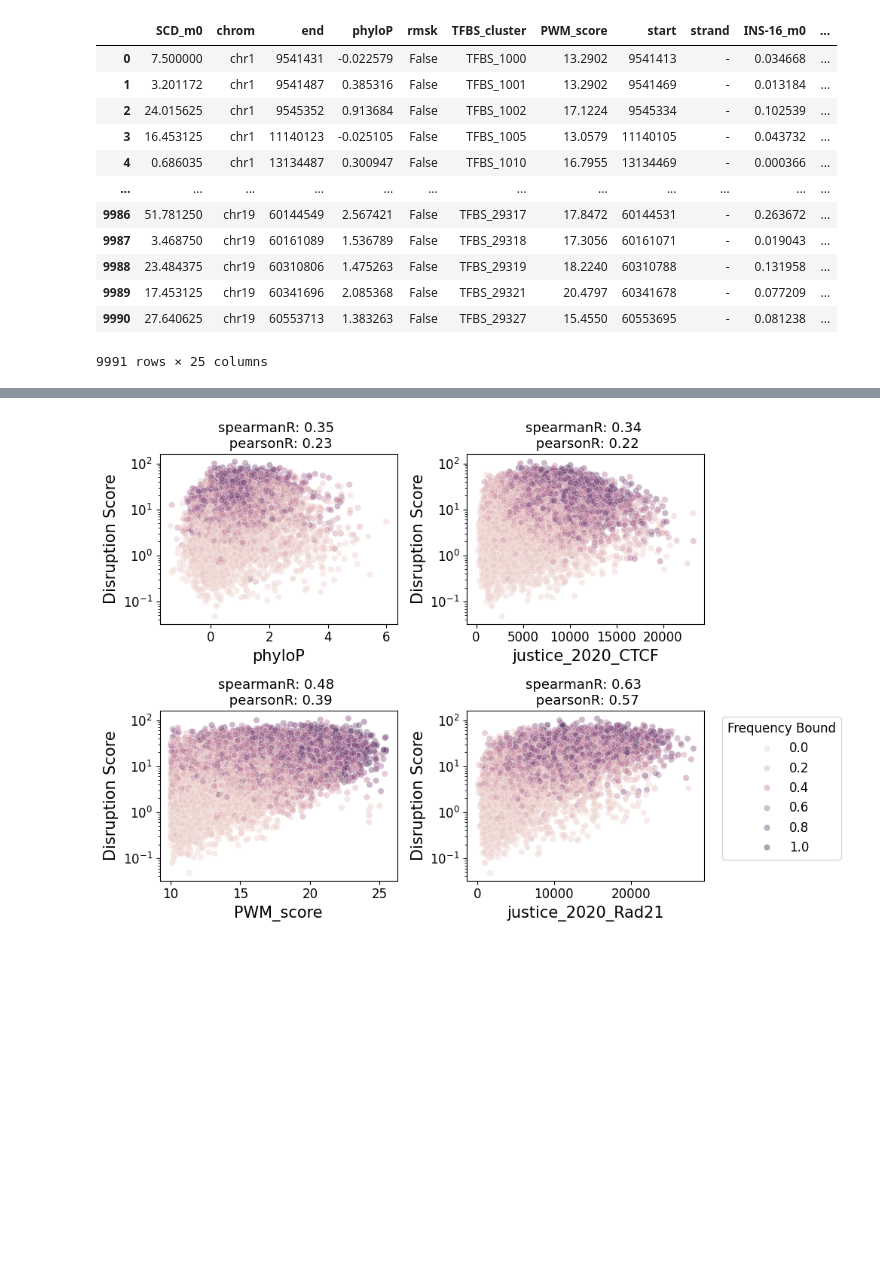
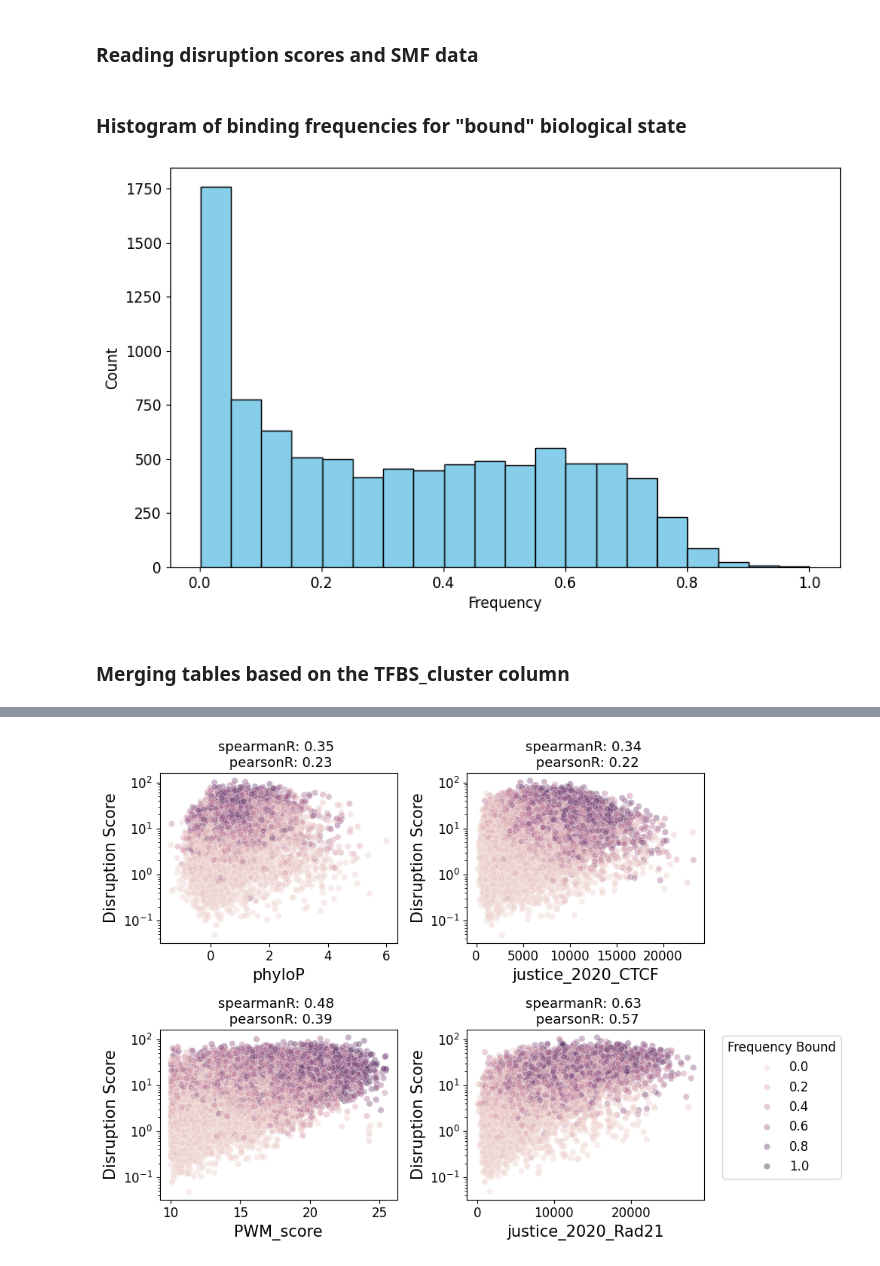
Before and after one commit to Fudenberg-Research-Group/akitaV2-analyses, a Jupyter notebook: experiments/genomic_disruption/disruption_by_permutation/analysis/analysis_disruption_vs_features.ipynb, the cells around one changed output, grey strips where cells are left out. Cells and saved outputs as stored; diff of their text form; code cells hidden in the pictures; blank space fills up the shorter version.

```diff
--- a/experiments/genomic_disruption/disruption_by_permutation/analysis/analysis_disruption_vs_features.ipynb
+++ b/experiments/genomic_disruption/disruption_by_permutation/analysis/analysis_disruption_vs_features.ipynb
@@ -16 +14,3 @@ from reading_averaging_utils import read_disruption_smf_data
+# %% [markdown]
+### Reading disruption scores and SMF data
 # %%
@@ -24,19 +24,20 @@ binding_frequencies = pd.read_table("/home1/smaruj/akitaX1-analyses/input_data/s
+# %% [markdown]
+### Histogram of binding frequencies for "bound" biological state
 # %%
-# import matplotlib.pyplot as plt
+# Filter the DataFrame for rows where the biological state is "Bound" and select the "Freqs" column
+bound_freqs = binding_frequencies[binding_frequencies["biological.state"] == "Bound"]["Freqs"]
 
-# # Assuming binding_frequencies is your DataFrame and is already defined
+# Create the histogram
+plt.figure(figsize=(10, 6))
+plt.hist(bound_freqs, bins=20, color='skyblue', edgecolor='black')
 
-# # Filter the DataFrame for rows where the biological state is "Bound" and select the "Freqs" column
-# bound_freqs = binding_frequencies[binding_frequencies["biological.state"] == "Bound"]["Freqs"]
+# Adding labels and title
+plt.xlabel('Frequency', fontsize=12)
+plt.ylabel('Count', fontsize=12)
 
-# # Create the histogram
-# plt.figure(figsize=(10, 6))
-# plt.hist(bound_freqs, bins=20, color='skyblue', edgecolor='black')
-
-# # Adding labels and title
-# plt.xlabel('Frequency', fontsize=12)
-# plt.ylabel('Count', fontsize=12)
-# plt.title('Histogram of Binding Frequencies for "Bound" Biological State', fontsize=14)
-
-# plt.show()
+plt.show()
+# %% [output]
+[figure, added]
+# %% [markdown]
+### Merging tables based on the TFBS_cluster column
 # %%
@@ -50,16 +48,0 @@ df.fillna(0, inplace=True)
-# %%
-df
-# %% [output]
-|  | SCD_m0 | chrom | end | phyloP | rmsk | TFBS_cluster | PWM_score | start | strand | INS-16_m0 | ... |
-| 0 | 7.500000 | chr1 | 9541431 | -0.022579 | False | TFBS_1000 | 13.2902 | 9541413 | - | 0.034668 | ... |
-| 1 | 3.201172 | chr1 | 9541487 | 0.385316 | False | TFBS_1001 | 13.2902 | 9541469 | - | 0.013184 | ... |
-| 2 | 24.015625 | chr1 | 9545352 | 0.913684 | False | TFBS_1002 | 17.1224 | 9545334 | - | 0.102539 | ... |
-| 3 | 16.453125 | chr1 | 11140123 | -0.025105 | False | TFBS_1005 | 13.0579 | 11140105 | - | 0.043732 | ... |
-| 4 | 0.686035 | chr1 | 13134487 | 0.300947 | False | TFBS_1010 | 16.7955 | 13134469 | - | 0.000366 | ... |
-| ... | ... | ... | ... | ... | ... | ... | ... | ... | ... | ... | ... |
-| 9986 | 51.781250 | chr19 | 60144549 | 2.567421 | False | TFBS_29317 | 17.8472 | 60144531 | - | 0.263672 | ... |
-| 9987 | 3.468750 | chr19 | 60161089 | 1.536789 | False | TFBS_29318 | 17.3056 | 60161071 | - | 0.019043 | ... |
-| 9988 | 23.484375 | chr19 | 60310806 | 1.475263 | False | TFBS_29319 | 18.2240 | 60310788 | - | 0.131958 | ... |
-| 9989 | 17.453125 | chr19 | 60341696 | 2.085368 | False | TFBS_29321 | 20.4797 | 60341678 | - | 0.077209 | ... |
-| 9990 | 27.640625 | chr19 | 60553713 | 1.383263 | False | TFBS_29327 | 15.4550 | 60553695 | - | 0.081238 | ... |
-9991 rows × 25 columns
```
Also changed, not shown: parts of 23 cells of this notebook, 6 other files.
